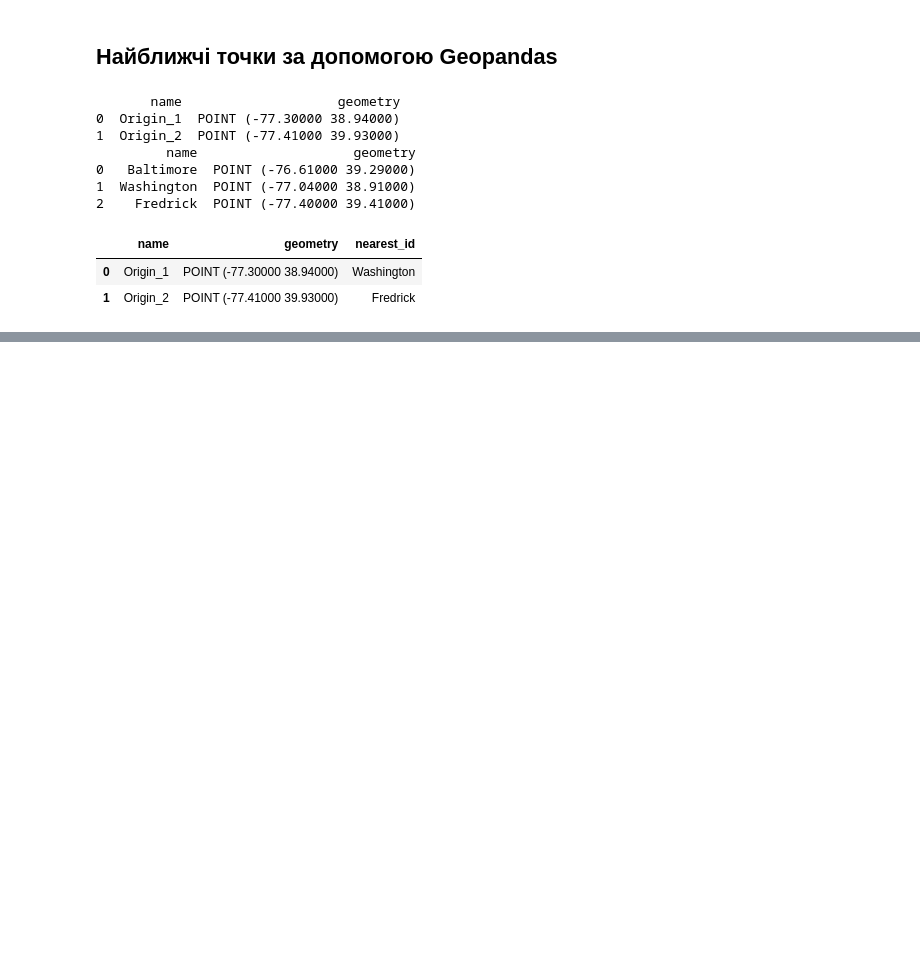
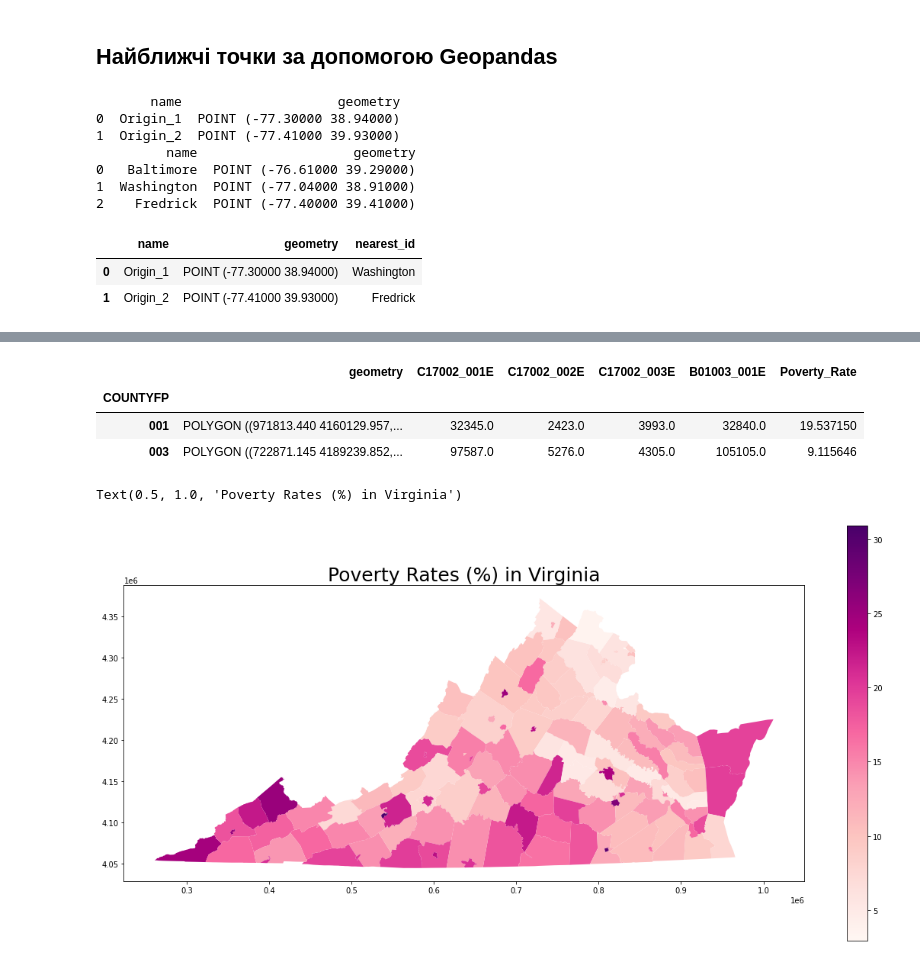
Before and after one commit to SergeyShchus/Data-analysis-Notebooks, a Jupyter notebook: Notebooks/PyGIS.ipynb, the cells around one changed output, grey strips where cells are left out. Cells and saved outputs as stored; diff of their text form; code cells hidden in the pictures; blank space fills up the shorter version.

```diff
--- a/Notebooks/PyGIS.ipynb
+++ b/Notebooks/PyGIS.ipynb
@@ -1186,0 +1297,8 @@ c = Census("611bc7d8179807514483b1abe27f3e7a52abb2b1")
+# %%
+# Join the attributes of the dataframes together
+# Source: https://geopandas.org/docs/user_guide/mergingdata.html
+va_merge = va_tract.merge(va_df, on = "GEOID")
+
+# Show result
+print(va_merge.head(2))
+print('Shape: ', va_merge.shape)
@@ -1186,0 +1326,7 @@ c = Census("611bc7d8179807514483b1abe27f3e7a52abb2b1")
+# %%
+# Create new dataframe from select columns
+va_poverty_tract = va_merge[["STATEFP", "COUNTYFP", "TRACTCE", "GEOID", "geometry", "C17002_001E", "C17002_002E", "C17002_003E", "B01003_001E"]]
+
+# Show dataframe
+print(va_poverty_tract.head(2))
+print('Shape: ', va_poverty_tract.shape)
@@ -1186,0 +1346,8 @@ c = Census("611bc7d8179807514483b1abe27f3e7a52abb2b1")
+# %%
+# Dissolve and group the census tracts within each county and aggregate all the values together
+# Source: https://geopandas.org/docs/user_guide/aggregation_with_dissolve.html
+va_poverty_county = va_poverty_tract.dissolve(by = 'COUNTYFP', aggfunc = 'sum')
+
+# Show dataframe
+print(va_poverty_county.head(2))
+print('Shape: ', va_poverty_county.shape)
@@ -1186,0 +1365,30 @@ c = Census("611bc7d8179807514483b1abe27f3e7a52abb2b1")
+# %%
+# Get poverty rate and store values in new column
+va_poverty_county["Poverty_Rate"] = (va_poverty_county["C17002_002E"] + va_poverty_county["C17002_003E"]) / va_poverty_county["B01003_001E"] * 100
+
+# Show dataframe
+va_poverty_county.head(2)
+# %% [output]
+|  | geometry | C17002_001E | C17002_002E | C17002_003E | B01003_001E | Poverty_Rate |
+| COUNTYFP |  |  |  |  |  |  |
+| 001 | POLYGON ((971813.440 4160129.957,... | 32345.0 | 2423.0 | 3993.0 | 32840.0 | 19.537150 |
+| 003 | POLYGON ((722871.145 4189239.852,... | 97587.0 | 5276.0 | 4305.0 | 105105.0 | 9.115646 |
+# %%
+# Create subplots
+fig, ax = plt.subplots(1, 1, figsize = (20, 10))
+
+# Plot data
+# Source: https://geopandas.readthedocs.io/en/latest/docs/user_guide/mapping.html
+va_poverty_county.plot(column = "Poverty_Rate",
+                       ax = ax,
+                       cmap = "RdPu",
+                       legend = True)
+
+# Stylize plots
+plt.style.use('bmh')
+
+# Set title
+ax.set_title('Poverty Rates (%) in Virginia', fontdict = {'fontsize': '25', 'fontweight' : '3'})
+# %% [output]
+Text(0.5, 1.0, 'Poverty Rates (%) in Virginia')
+[figure, added]
```
Also changed, not shown: parts of 14 cells of this notebook.
